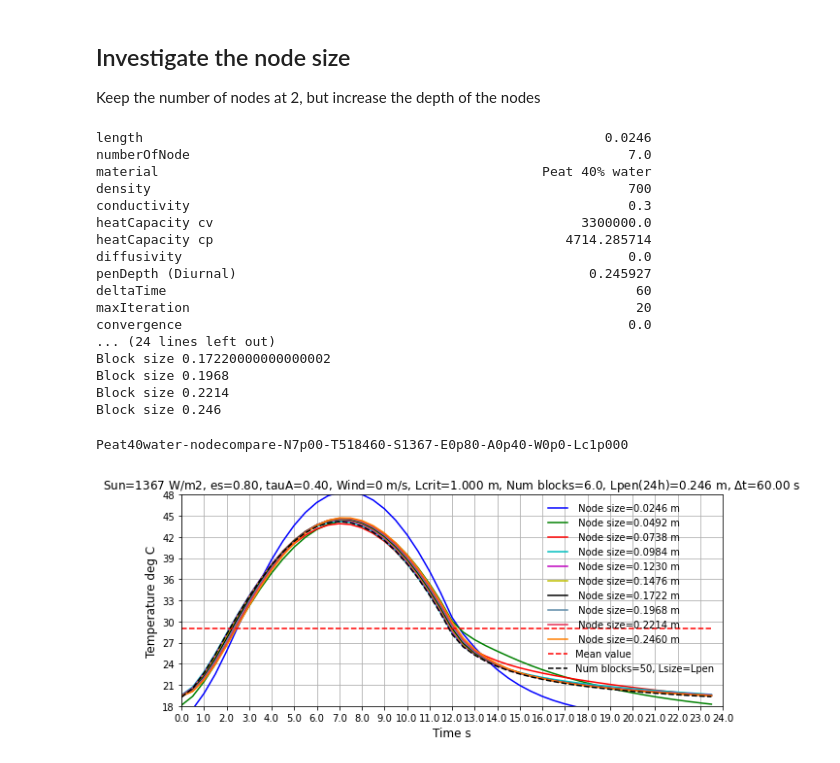
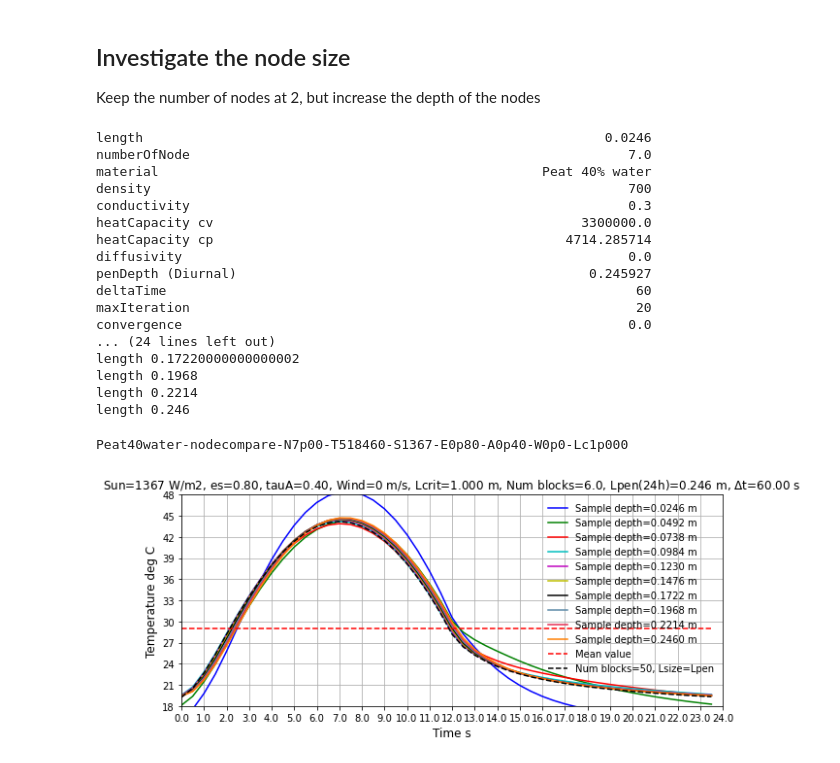
Before and after one commit to NelisW/heatConduction, a Jupyter notebook: 1D-heatflow.ipynb, the cells around one changed output. Saved outputs shown, nothing was run; the diff lists cells and outputs as text; code cells hidden in the pictures.

```diff
--- a/1D-heatflow.ipynb
+++ b/1D-heatflow.ipynb
@@ -982,15 +982,15 @@ paras['x=L value'] = valueXL
 
 # loop through block sizes
 dicL = {}
-for ino,blksize in enumerate(0.246 * np.linspace(0.1,1,10)):
-    paras['length'] = blksize
+for ino,length in enumerate(0.246 * np.linspace(0.1,1,10)):
+    paras['length'] = length
     if ino==0:
         print(paras)
-    print(f"Block size {paras['length']}")
+    print(f"length {paras['length']}")
 
     results, cache = hc.solve(paras)
     T = pp.preprocess(paras, results)
-    dicL[blksize] = T
+    dicL[length] = T
 
 dicL[hinum] = Thinum
 # %% [output]
@@ -1007,10 +1007,10 @@ deltaTime                                                            60
 maxIteration                                                         20
 convergence                                                         0.0
 ... (24 lines left out)
-Block size 0.17220000000000002
-Block size 0.1968
-Block size 0.2214
-Block size 0.246
+length 0.17220000000000002
+length 0.1968
+length 0.2214
+length 0.246
 # %%
 q = ryplot.Plotter(1,1,1,figsize=(10,4),doWarning=False)
 Tmin = 1e6
@@ -1030,33 +1030,34 @@ for key in dicL.keys():
     times = (times - np.min(times)) / (60*60)
 
     # Set up the run with starting temperature at end of 100 days from previous run
     if paras['WindSpeed'] == 0:
         Tmin = 18  #np.min(samples) if np.min(samples) < Tmin else Tmin
         Tmax = 48  #np.max(samples) if np.max(samples) > Tmax else Tmax
     elif paras['WindSpeed'] == 10:
         Tmin = 23  #np.min(samples) if np.min(samples) < Tmin else Tmin
         Tmax = 33  #np.max(samples) if np.max(samples) > Tmax else Tmax
     else:
         print('************************* no value for wind speed ********************')
 
     if key < 50:
         q.plot(1,times,samples,'','Time s','Temperature deg C',
-               pltaxis=[0,24,Tmin,Tmax],label=[f" Node size={Lsize:.4f} m"])
+               pltaxis=[0,24,Tmin,Tmax],label=[f"Sample depth={Lsize:.4f} m"])
     else:
-        q.plot(1,times,paras['Initial value']*np.ones(times.shape)-273,scenario,'Time s','Temperature deg C',maxNX=24,
+        q.plot(1,times,paras['Initial value']*np.ones(times.shape)-273,scenario,'Time s','Temperature deg C',
+               maxNX=24,
                pltaxis=[0,24,Tmin,Tmax],plotCol='r',
                label=[f'Mean value' ],linestyle='--')
 
         q.plot(1,times,samples,scenario,'Time s','Temperature deg C',maxNX=24,
                pltaxis=[0,24,Tmin,Tmax],plotCol='k',
                label=[f'Num blocks={key-1}, Lsize=Lpen' ],linestyle='--')
 
 filenamea = f"{paras['material']}-nodecompare-N{paras['numberOfNode']:.2f}"
 filenameb = f"-T{totalTime:.0f}-S{paras['Solar constant']:.0f}"
 filenamec = f"-E{paras['Emissivity']:.2f}-A{paras['AtmoTau']:.2f}-W{paras['WindSpeed']:.1f}-Lc{paras['ConvLCrit']:.3f}"
 filename = f"{filenamea}{filenameb}{filenamec}".replace(' ','').replace('%','').replace('.','p')
 print(filename)
 q.saveFig(f'{filename}.png')
 # %% [output]
 Peat40water-nodecompare-N7p00-T518460-S1367-E0p80-A0p40-W0p0-Lc1p000
-[figure, old version]
+[figure, new version]
```
